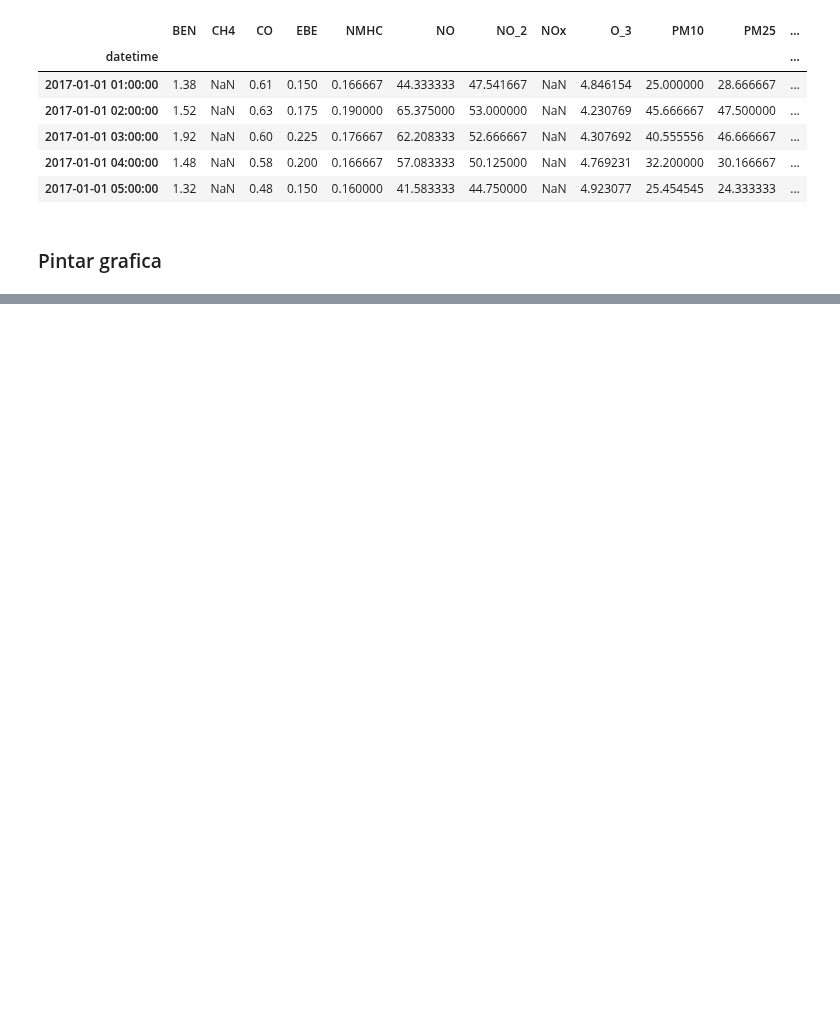
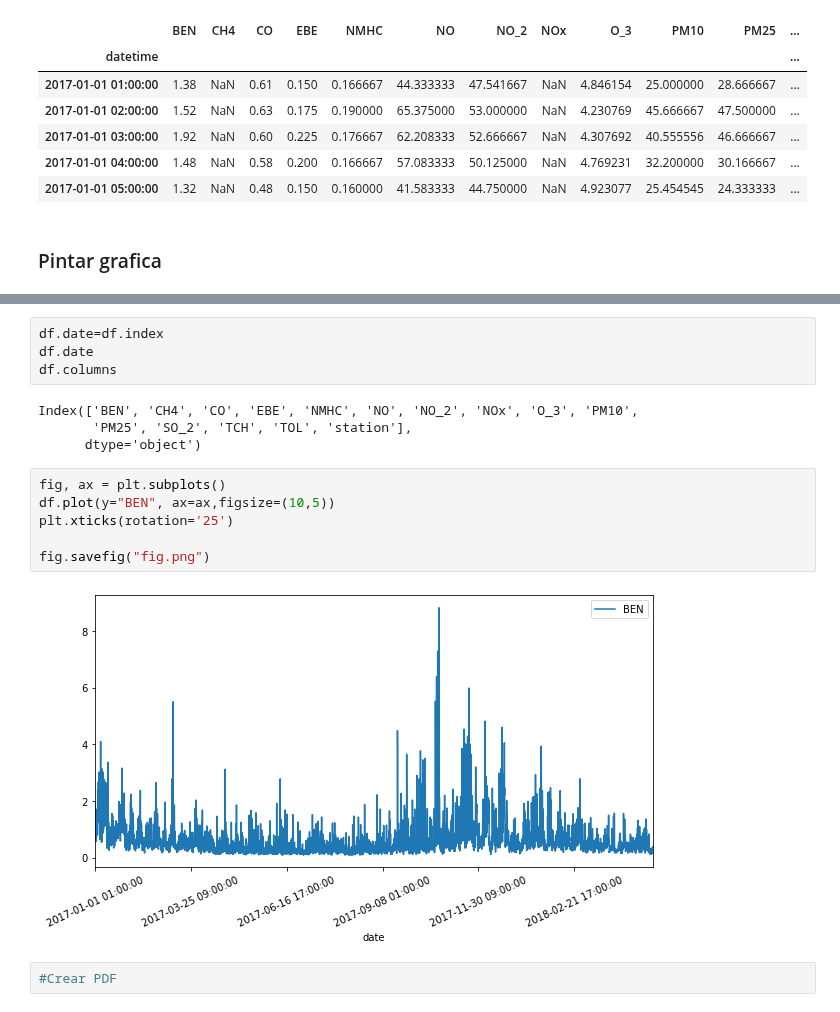
Before and after one commit to Gori89/pipeline_Project, a Jupyter notebook: src/Pruebas.ipynb, the cells around one changed output, grey strips where cells are left out. Drawn from its saved outputs; the diff is of its cells as text; blank space fills up the shorter version.

```diff
--- a/src/Pruebas.ipynb
+++ b/src/Pruebas.ipynb
@@ -68,0 +95,18 @@ a[["BEN"]].plot()
+# %%
+df.date=df.index
+df.date
+df.columns
+# %% [output]
+Index(['BEN', 'CH4', 'CO', 'EBE', 'NMHC', 'NO', 'NO_2', 'NOx', 'O_3', 'PM10',
+       'PM25', 'SO_2', 'TCH', 'TOL', 'station'],
+      dtype='object')
+# %%
+fig, ax = plt.subplots()
+df.plot(y="BEN", ax=ax,figsize=(10,5))
+plt.xticks(rotation='25')
+
+fig.savefig("fig.png")
+# %% [output]
+[figure, added]
+# %%
+#Crear PDF
```
Also changed, not shown: parts of 15 cells of this notebook.
